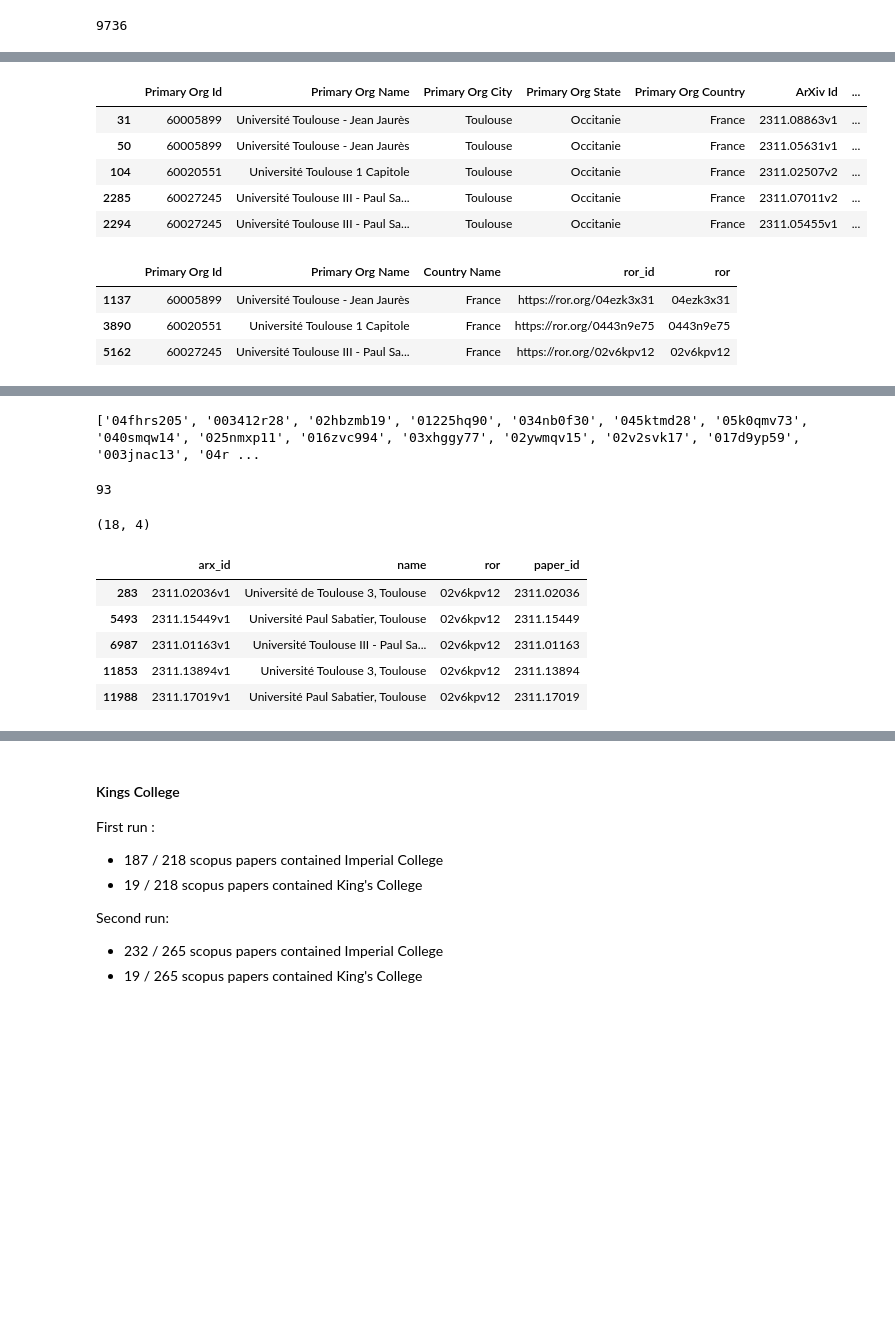
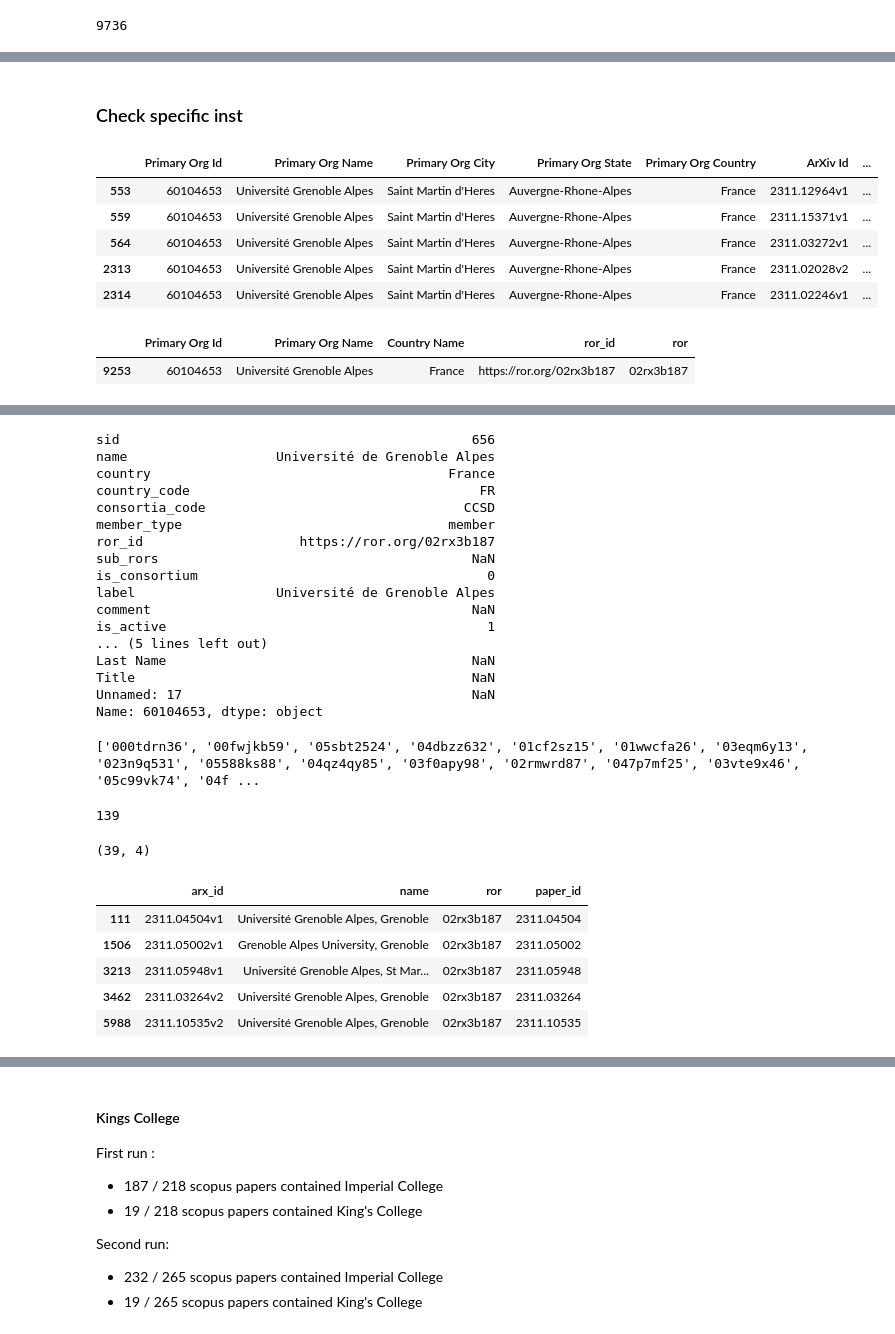
Before and after one commit to arXiv/metadata-vertexai, a Jupyter notebook: ccameron_evaluate.ipynb, the cells around one changed output, grey strips where cells are left out. Saved outputs shown, nothing was run; the diff lists cells and outputs as text; code cells hidden in the pictures; blank space fills up the shorter version.

```diff
--- a/ccameron_evaluate.ipynb
+++ b/ccameron_evaluate.ipynb
@@ -204,2 +256,6 @@ ror_df.head()
 # %% [markdown]
 ### Eval results
+# %%
+ror_wd_map = phase_one.ROR_FINDER.withdrawn_map
+ror_wd_map.get('https://ror.org/04zrf7b53')
+ror_wd_map.get('https://ror.org/02aj0kh94')
@@ -205,0 +265,5 @@ ror_df.head()
+# %%
+vip_df = pd.read_csv("gs://institutional-extract-scratch/reference/dashboard_institutions2024_2025-05-01.csv", dtype=str)
+vip_df = vip_df[vip_df['is_consortium']=='0']
+# remap inactive/withdrawn to successors
+vip_df['ror_id'] = vip_df['ror_id'].replace(ror_wd_map)
@@ -206,8 +276,10 @@ ror_df.head()
 # %%
 ror_map_df = pd.read_csv("gs://institutional-extract-scratch/reference/matched_results_ror_api.csv", dtype=str)
 ror_map_df = ror_map_df.set_index('Primary Org Id')
+# remap inactive/withdrawn to successors
+ror_map_df['ROR ID'] = ror_map_df['ROR ID'].replace(ror_wd_map)
 ror_map_df.head()
-ror_map_df[ror_map_df['Primary Org Name'].str.contains("Paris")].head(30)
+ror_map_df[ror_map_df['ROR ID'] == 'https://ror.org/01qrts582'].head(30)
 # %% [output]
 |  | Primary Org Name | Country Name | ROR ID |
 | Primary Org Id |  |  |  |
@@ -259,14 +294,16 @@ Name: 60010365, dtype: object
 # %%
+vip_df = vip_df.set_index('orgId')
 ror_map_df = pd.merge(
     ror_map_df,
     vip_df[['ror_id']],
-    how='left', left_index=True, right_index=True,
+    how='outer', left_index=True, right_index=True,
 )
 ror_map_df['ror_id'] = ror_map_df['ror_id'].fillna(ror_map_df['ROR ID'])
 ror_map_df.drop(columns=['ROR ID'], inplace=True)
+ror_map_df = ror_map_df.reset_index()
+ror_map_df = ror_map_df.dropna(subset=['Primary Org Id', 'Primary Org Name', 'ror_id']).drop_duplicates()
 ror_map_df['ror'] = ror_map_df['ror_id'].apply(lambda x: pd.NA if pd.isna(x) else x.rsplit('/')[-1])
 rors_in_map = set(ror_map_df['ror'].unique())
-ror_map_df = ror_map_df.reset_index()
 ror_map_df.shape
 ror_map_df.head()
 # %% [output]
@@ -462,21 +532,22 @@ scopus_df.head()
 | 2 | 60025641 | Universität Freiburg | Freiburg im Breisgau | Baden-Wurttemberg | Germany | 2311.04557v1 | ... |
 | 3 | 60114755 | Istituto Nazionale di Fisica Nucl... | Milan | NaN | Italy | 2311.14088v1 | ... |
 | 4 | 60115855 | Trento Institute for Fundamental ... | Povo | TN | Italy | 2311.09750v1 | ... |
+# %% [markdown]
+### Check specific inst
 # %%
-name_txt = "Université Toulouse"
+name_txt = "Université Grenoble Alpes"
 scopus_df[scopus_df['Primary Org Name'].str.contains(name_txt)].head()
 ror_map_df[ror_map_df['Primary Org Name'].str.contains(name_txt)]
 vip_df[vip_df['name'].str.contains(name_txt)]
+vip_df.loc['60104653']
 # %% [output]
 |  | Primary Org Id | Primary Org Name | Primary Org City | Primary Org State | Primary Org Country | ArXiv Id | ... |
-| 31 | 60005899 | Université Toulouse - Jean Jaurès | Toulouse | Occitanie | France | 2311.08863v1 | ... |
-| 50 | 60005899 | Université Toulouse - Jean Jaurès | Toulouse | Occitanie | France | 2311.05631v1 | ... |
-| 104 | 60020551 | Université Toulouse 1 Capitole | Toulouse | Occitanie | France | 2311.02507v2 | ... |
-| 2285 | 60027245 | Université Toulouse III - Paul Sa... | Toulouse | Occitanie | France | 2311.07011v2 | ... |
-| 2294 | 60027245 | Université Toulouse III - Paul Sa... | Toulouse | Occitanie | France | 2311.05455v1 | ... |
+| 553 | 60104653 | Université Grenoble Alpes | Saint Martin d'Heres | Auvergne-Rhone-Alpes | France | 2311.12964v1 | ... |
+| 559 | 60104653 | Université Grenoble Alpes | Saint Martin d'Heres | Auvergne-Rhone-Alpes | France | 2311.15371v1 | ... |
+| 564 | 60104653 | Université Grenoble Alpes | Saint Martin d'Heres | Auvergne-Rhone-Alpes | France | 2311.03272v1 | ... |
+| 2313 | 60104653 | Université Grenoble Alpes | Saint Martin d'Heres | Auvergne-Rhone-Alpes | France | 2311.02028v2 | ... |
+| 2314 | 60104653 | Université Grenoble Alpes | Saint Martin d'Heres | Auvergne-Rhone-Alpes | France | 2311.02246v1 | ... |
 |  | Primary Org Id | Primary Org Name | Country Name | ror_id | ror |
-| 1137 | 60005899 | Université Toulouse - Jean Jaurès | France | https://ror.org/04ezk3x31 | 04ezk3x31 |
-| 3890 | 60020551 | Université Toulouse 1 Capitole | France | https://ror.org/0443n9e75 | 0443n9e75 |
-| 5162 | 60027245 | Université Toulouse III - Paul Sa... | France | https://ror.org/02v6kpv12 | 02v6kpv12 |
+| 9253 | 60104653 | Université Grenoble Alpes | France | https://ror.org/02rx3b187 | 02rx3b187 |
 |  | sid | name | country | country_code | consortia_code | member_type | ror_id | sub_rors | ... |
 | orgId |  |  |  |  |  |  |  |  | ... |
@@ -484,5 +554,22 @@ vip_df[vip_df['name'].str.contains(name_txt)]
+sid                                             656
+name                   Université de Grenoble Alpes
+country                                      France
+country_code                                     FR
+consortia_code                                 CCSD
+member_type                                  member
+ror_id                    https://ror.org/02rx3b187
+sub_rors                                        NaN
+is_consortium                                     0
+label                  Université de Grenoble Alpes
+comment                                         NaN
+is_active                                         1
+... (5 lines left out)
+Last Name                                       NaN
+Title                                           NaN
+Unnamed: 17                                     NaN
+Name: 60104653, dtype: object
 # %%
-ror = "02v6kpv12"
+ror = "02rx3b187"
 sub_ids = get_children_for_ror(ror)
 sub_ids.append(ror)
 print(sub_ids)
@@ -492,15 +579,15 @@ len(scopus_ids)
 res_df[res_df['ror']==ror].shape
 res_df[res_df['ror']==ror].head()
 # %% [output]
-['04fhrs205', '003412r28', '02hbzmb19', '01225hq90', '034nb0f30', '045ktmd28', '05k0qmv73', '040smqw14', '025nmxp11', '016zvc994', '03xhggy77', '02ywmqv15', '02v2svk17', '017d9yp59', '003jnac13', '04r ...
+['000tdrn36', '00fwjkb59', '05sbt2524', '04dbzz632', '01cf2sz15', '01wwcfa26', '03eqm6y13', '023n9q531', '05588ks88', '04qz4qy85', '03f0apy98', '02rmwrd87', '047p7mf25', '03vte9x46', '05c99vk74', '04f ...
-93
+139
-(18, 4)
+(39, 4)
 |  | arx_id | name | ror | paper_id |
-| 283 | 2311.02036v1 | Université de Toulouse 3, Toulouse | 02v6kpv12 | 2311.02036 |
-| 5493 | 2311.15449v1 | Université Paul Sabatier, Toulouse | 02v6kpv12 | 2311.15449 |
-| 6987 | 2311.01163v1 | Université Toulouse III - Paul Sa... | 02v6kpv12 | 2311.01163 |
-| 11853 | 2311.13894v1 | Université Toulouse 3, Toulouse | 02v6kpv12 | 2311.13894 |
-| 11988 | 2311.17019v1 | Université Paul Sabatier, Toulouse | 02v6kpv12 | 2311.17019 |
+| 111 | 2311.04504v1 | Université Grenoble Alpes, Grenoble | 02rx3b187 | 2311.04504 |
+| 1506 | 2311.05002v1 | Grenoble Alpes University, Grenoble | 02rx3b187 | 2311.05002 |
+| 3213 | 2311.05948v1 | Université Grenoble Alpes, St Mar... | 02rx3b187 | 2311.05948 |
+| 3462 | 2311.03264v2 | Université Grenoble Alpes, Grenoble | 02rx3b187 | 2311.03264 |
+| 5988 | 2311.10535v2 | Université Grenoble Alpes, Grenoble | 02rx3b187 | 2311.10535 |
 # %%
 #pd.DataFrame({'arx_id':list(scopus_arx_ids)}).to_csv("paris-saclay_arx_ids.csv", header=False)
 # %%
```
Also changed, not shown: parts of 62 cells of this notebook, 2 other files.
